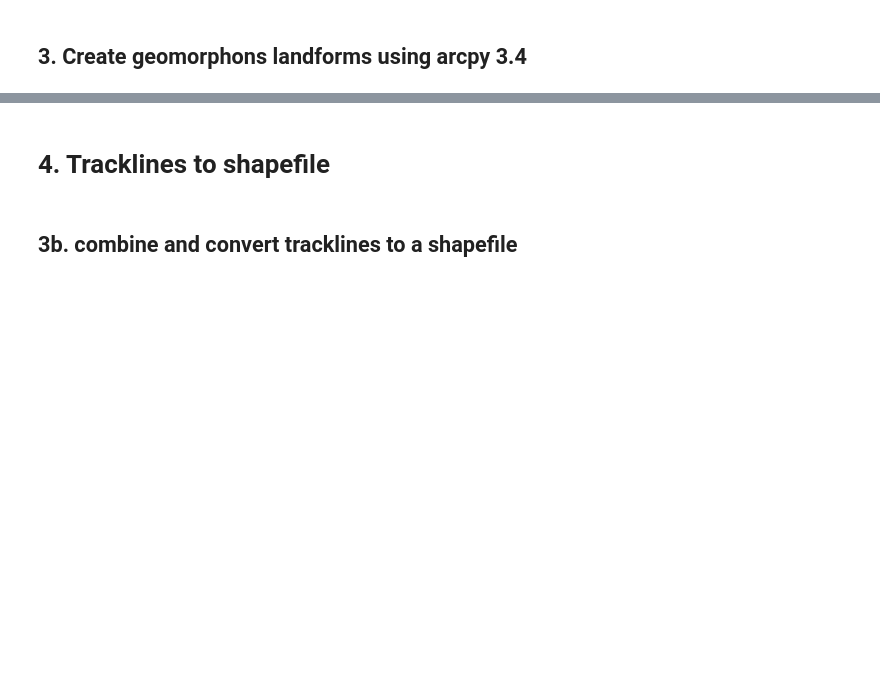
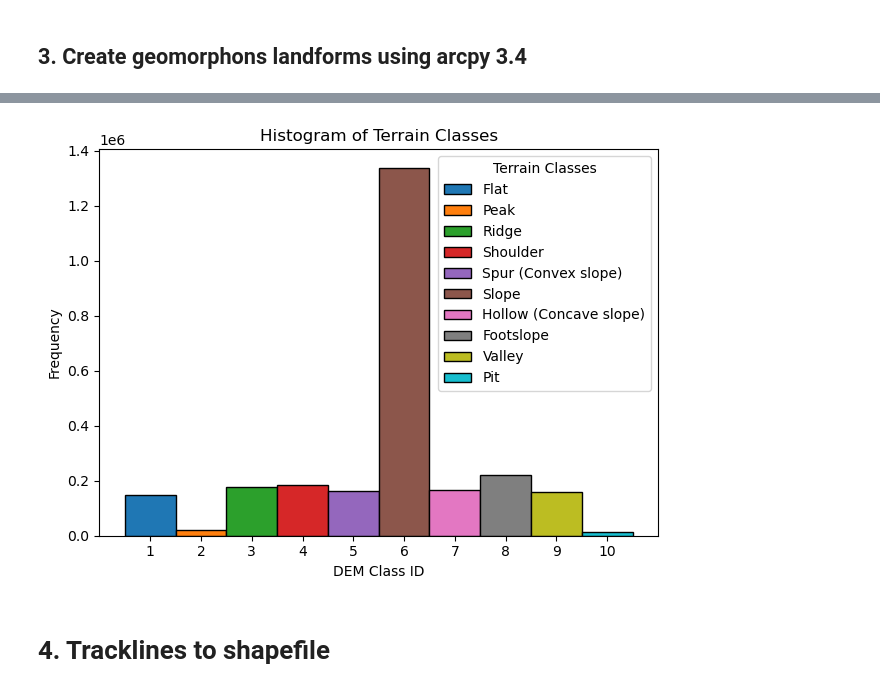
Before and after one commit to ajgeglio/arcpy-dem-processing, a Jupyter notebook: USGS_Northern_LM_Reefs_processing.ipynb, the cells around one changed output, grey strips where cells are left out. Saved outputs shown, nothing was run; the diff lists cells and outputs as text; code cells hidden in the pictures; blank space fills up the shorter version.

```diff
--- a/USGS_Northern_LM_Reefs_processing.ipynb
+++ b/USGS_Northern_LM_Reefs_processing.ipynb
@@ -45,0 +12,15 @@ print("Aligned Backsatter:", bss)
+# %%
+# ================= CONFIGURATION =================
+REEF_NAME = "BayHarbor"  # Name of the reef directory
+ABRV = "BH"
+BASE_DIR = fr"C:\Users\ageglio\Documents\NLM_DataRelease\Updated_DataRelease_Surfaces_NewProducts"
+
+# List resolutions in priority order (first valid one found becomes the reference/snap raster) - also the subfolder names
+TARGET_RESOLUTIONS = ["1m", "0.5m", "0.25m"]
+
+# Define markers used in filenames
+DEM_MARKER = "BY"  # Bathymetry
+BS_MARKER = "BS"   # Backscatter
+
+PRODUCTS = ["slope", "aspect", "roughness", "tpi", "tri", "hillshade", "shannon_index"]
+# =================================================
@@ -65,8 +149,10 @@ for input_dem, input_bs in zip(dems, bss):
 ## 3. Create geomorphons landforms using arcpy 3.4
 # %%
 # create original landforms from ArcGIS Pro
-for input_dem in input_dems:
-    filled_dem = os.path.join(os.path.dirname(input_dem), "filled", Utils.sanitize_path_to_name(input_dem) + "_filled.tif")
-    Landforms(filled_dem).generate_landforms()
+filled_dems = [glob.glob(os.path.join(os.path.dirname(dem), "filled", f"*{DEM_MARKER}*.tif")) for dem in input_dems]
+filled_dems = [item for sublist in filled_dems for item in sublist]
+for filled_dem in filled_dems:
+    print("creating landforms for:", os.path.basename(filled_dem))
+    landofrms_directory = Landforms(filled_dem).generate_landforms()
     # Clean up additional files after processing
-    Utils.remove_additional_files(directory=os.path.dirname(input_dem))
+    Utils.remove_additional_files(directory=landofrms_directory)
@@ -73,10 +172,11 @@ for input_dem in input_dems:
 # %%
 ## If you want to save the landforms classification histogram and metadata
 classes = "10"
-input_dem = filled_dem
-raster_nc = os.path.join(os.path.dirname(os.path.dirname(input_dem)), "geomorphons", Utils.sanitize_path_to_name(input_dem)+f"_{classes}c.tif")
-Landforms.analyze_geomorphon_data(raster_nc)
-Utils.remove_additional_files(directory=os.path.dirname(input_dem))
+input_dem = filled_dems[0]
+raster_path = os.path.join(os.path.dirname(os.path.dirname(input_dem)), "geomorphons", Utils.sanitize_path_to_name(input_dem)+f"_{classes}c.tif")
+Landforms.analyze_geomorphon_data(raster_path)
+# %% [output]
+[figure, added]
 # %% [markdown]
 # 4. Tracklines to shapefile
 # %%
@@ -99,2 +184,0 @@ print("folder path chosen: ", trackline_folder)
-# %% [markdown]
-## 3b. combine and convert tracklines to a shapefile
```
Also changed, not shown: parts of 11 cells of this notebook, 8 other files.
